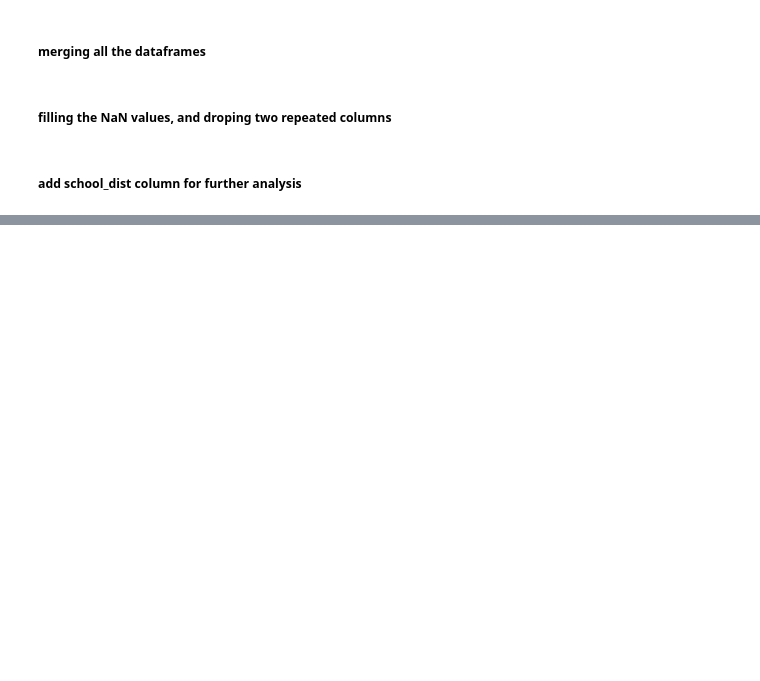
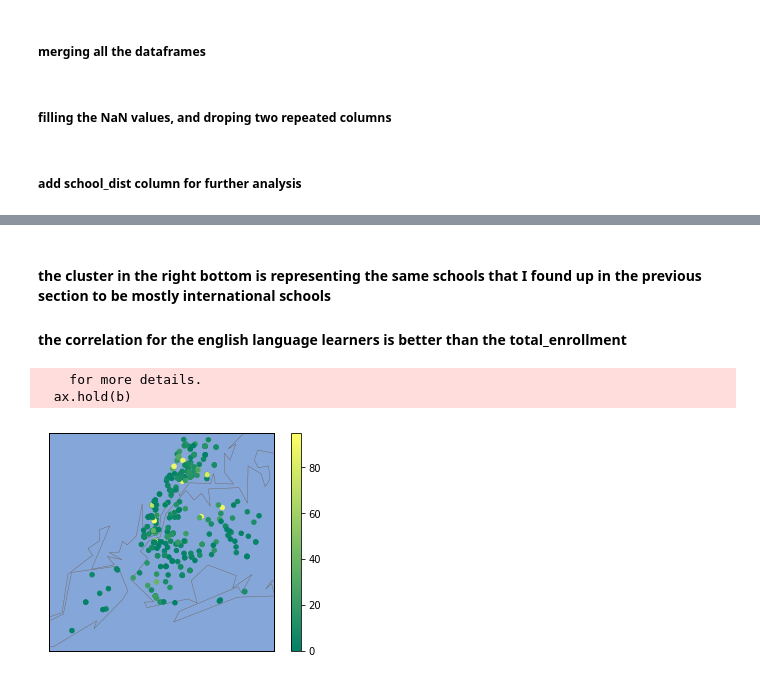
Before and after one commit to niloofarnth/NYC-schools-SAT-analysis, a Jupyter notebook: NYC-SAT-demographics.ipynb, the cells around one changed output, grey strips where cells are left out. Drawn from its saved outputs; the diff is of its cells as text; code cells hidden in the pictures; blank space fills up the shorter version.

```diff
--- a/NYC-SAT-demographics.ipynb
+++ b/NYC-SAT-demographics.ipynb
@@ -151,0 +234,19 @@ combined['school_dist'] = combined['DBN'].apply(lambda x : x[0:2] )
+# %% [markdown]
+#### the cluster in the right bottom is representing the same schools that I found up in the previous section to be mostly international schools
+#### the correlation for the english language learners is better than the total_enrollment
+# %%
+#plotting the language learner percentage for each school on map with colormap
+latitude = combined['latitude'].tolist()
+longitude = combined['longitude'].tolist()
+m = Basemap(projection = 'merc', llcrnrlat= 40.49,urcrnrlat= 40.9, llcrnrlon= -74.25,urcrnrlon =  -73.69, resolution='i')
+m.drawmapboundary(fill_color='#85A6D9')
+m.drawcoastlines(color='#6D5F4f', linewidth=.4)
+m.drawrivers(color='#6D5F47', linewidth=.4)
+#x, y = m(longitude, latitude)
+m.scatter(longitude , latitude , s = 20, zorder=2, latlon= True , c = combined['ell_percent'] , cmap = 'summer')
+plt.colorbar()
+plt.show();
+# %% [output]
+    for more details.
+  ax.hold(b)
+[figure, added]
```
Also changed, not shown: parts of 15 cells of this notebook.
